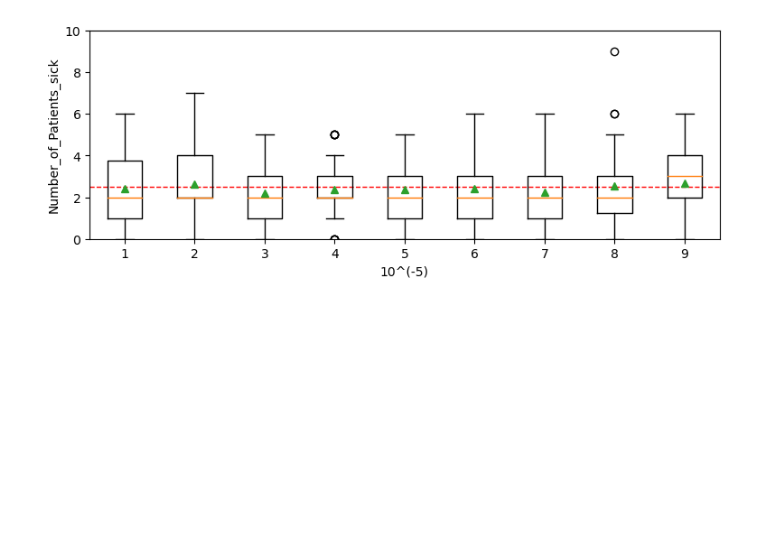
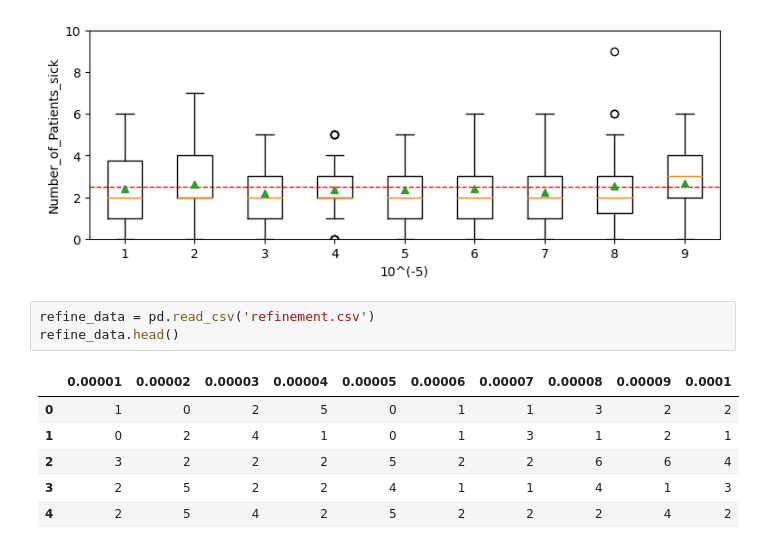
Before and after one commit to kimsol729/abm_cpe_model, a Jupyter notebook: src/Visualize_data_plot.ipynb, the cells around one changed output. Cells and saved outputs as stored; diff of their text form; blank space fills up the shorter version.

```diff
--- a/src/Visualize_data_plot.ipynb
+++ b/src/Visualize_data_plot.ipynb
@@ -107,3 +107,13 @@ ax.set_ylabel('Number_of_Patients_sick')
 plt.show()
 # %% [output]
 [figure]
+# %%
+refine_data = pd.read_csv('refinement.csv')
+refine_data.head()
+# %% [output]
+|  | 0.00001 | 0.00002 | 0.00003 | 0.00004 | 0.00005 | 0.00006 | 0.00007 | 0.00008 | 0.00009 | 0.0001 |
+| 0 | 1 | 0 | 2 | 5 | 0 | 1 | 1 | 3 | 2 | 2 |
+| 1 | 0 | 2 | 4 | 1 | 0 | 1 | 3 | 1 | 2 | 1 |
+| 2 | 3 | 2 | 2 | 2 | 5 | 2 | 2 | 6 | 6 | 4 |
+| 3 | 2 | 5 | 2 | 2 | 4 | 1 | 1 | 4 | 1 | 3 |
+| 4 | 2 | 5 | 4 | 2 | 5 | 2 | 2 | 2 | 4 | 2 |
```
Also changed, not shown: parts of 2 cells of this notebook, 2 other files.
